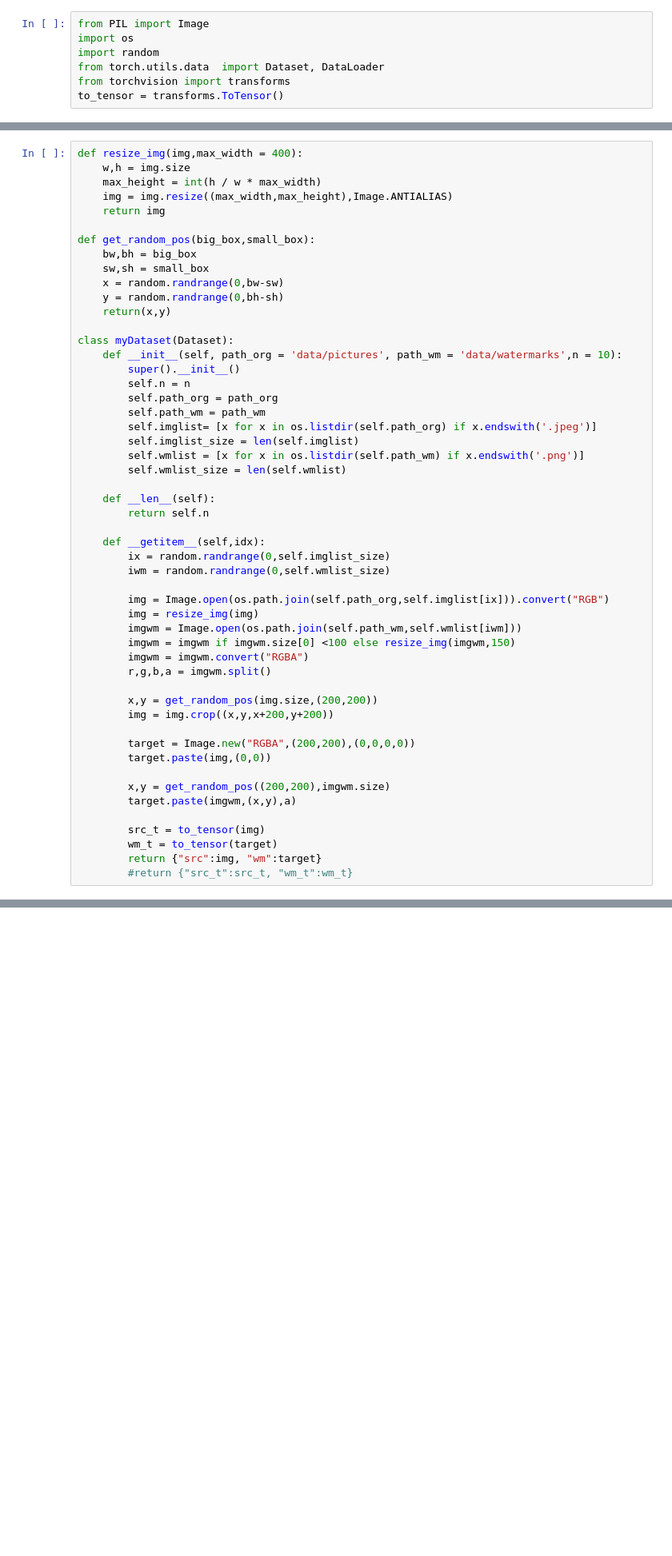
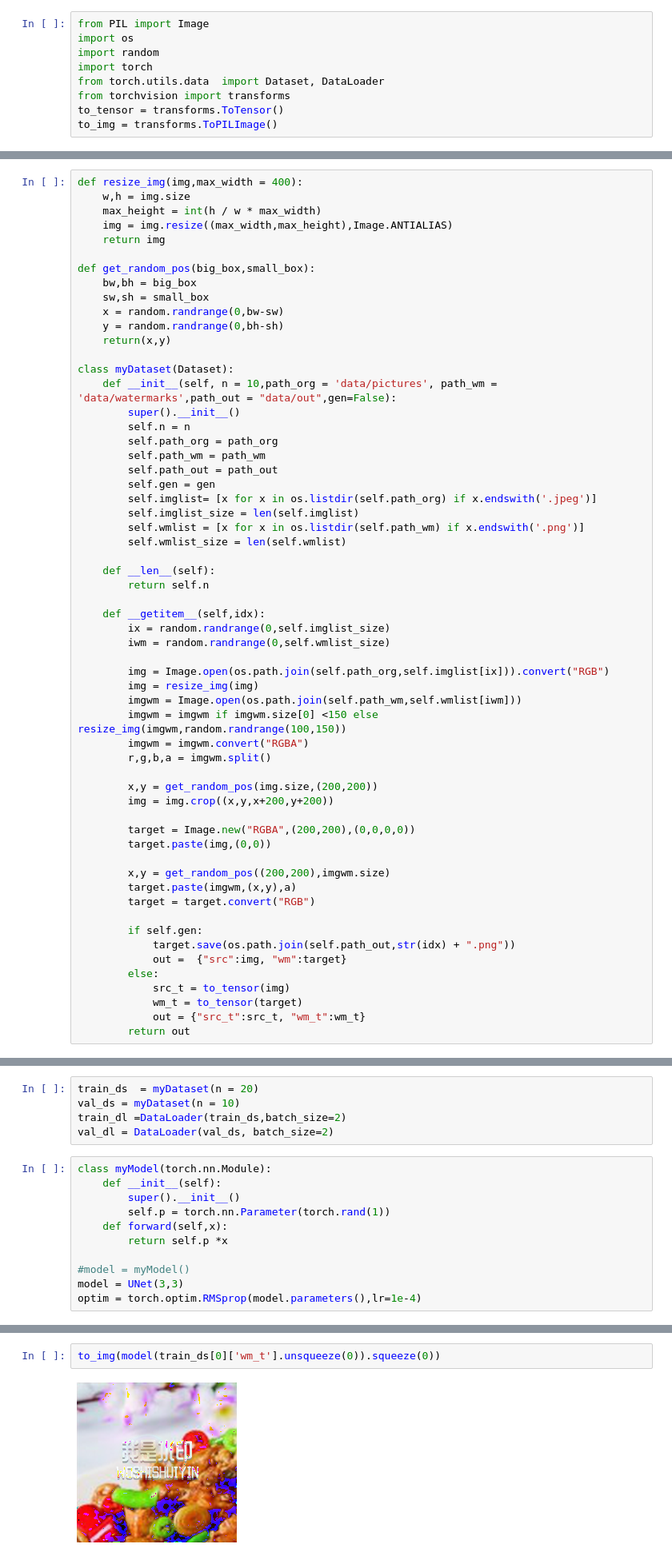
Before and after one commit to sharpcao/batch_add_mark, a Jupyter notebook: gen_wm_pic.ipynb, the cells around one changed output, grey strips where cells are left out. Shown at 80% size. Cells and saved outputs as stored; diff of their text form; blank space fills up the shorter version.

```diff
--- a/gen_wm_pic.ipynb
+++ b/gen_wm_pic.ipynb
@@ -2,6 +2,8 @@
 from PIL import Image
 import os
 import random
+import torch
 from torch.utils.data  import Dataset, DataLoader
 from torchvision import transforms
 to_tensor = transforms.ToTensor()
+to_img = transforms.ToPILImage()
@@ -20,11 +24,13 @@ def get_random_pos(big_box,small_box):
     return(x,y)
 
 class myDataset(Dataset):
-    def __init__(self, path_org = 'data/pictures', path_wm = 'data/watermarks',n = 10):
+    def __init__(self, n = 10,path_org = 'data/pictures', path_wm = 'data/watermarks',path_out = "data/out",gen=False):
         super().__init__()
         self.n = n
         self.path_org = path_org
         self.path_wm = path_wm
+        self.path_out = path_out
+        self.gen = gen
         self.imglist= [x for x in os.listdir(self.path_org) if x.endswith('.jpeg')]
         self.imglist_size = len(self.imglist)
         self.wmlist = [x for x in os.listdir(self.path_wm) if x.endswith('.png')]
@@ -40,7 +46,7 @@ class myDataset(Dataset):
         img = Image.open(os.path.join(self.path_org,self.imglist[ix])).convert("RGB")
         img = resize_img(img)
         imgwm = Image.open(os.path.join(self.path_wm,self.wmlist[iwm]))
-        imgwm = imgwm if imgwm.size[0] <100 else resize_img(imgwm,150)
+        imgwm = imgwm if imgwm.size[0] <150 else resize_img(imgwm,random.randrange(100,150))
         imgwm = imgwm.convert("RGBA")
         r,g,b,a = imgwm.split()
 
@@ -52,8 +58,13 @@ class myDataset(Dataset):
 
         x,y = get_random_pos((200,200),imgwm.size)
         target.paste(imgwm,(x,y),a)
+        target = target.convert("RGB")
 
-        src_t = to_tensor(img)
-        wm_t = to_tensor(target)
-        return {"src":img, "wm":target}
-        #return {"src_t":src_t, "wm_t":wm_t}
+        if self.gen:
+            target.save(os.path.join(self.path_out,str(idx) + ".png"))
+            out =  {"src":img, "wm":target}
+        else:
+            src_t = to_tensor(img)
+            wm_t = to_tensor(target)
+            out = {"src_t":src_t, "wm_t":wm_t}
+        return out
@@ -65,0 +71,16 @@ a[0]['wm']
+# %%
+train_ds  = myDataset(n = 20)
+val_ds = myDataset(n = 10)
+train_dl =DataLoader(train_ds,batch_size=2)
+val_dl = DataLoader(val_ds, batch_size=2)
+# %%
+class myModel(torch.nn.Module):
+    def __init__(self):
+        super().__init__()
+        self.p = torch.nn.Parameter(torch.rand(1))
+    def forward(self,x):
+        return self.p *x
+
+#model = myModel()
+model = UNet(3,3)
+optim = torch.optim.RMSprop(model.parameters(),lr=1e-4)
@@ -65,0 +117,4 @@ a[0]['wm']
+# %%
+to_img(model(train_ds[0]['wm_t'].unsqueeze(0)).squeeze(0))
+# %% [output]
+[figure, added]
```
Also changed, not shown: parts of 8 cells of this notebook, 1 other file.
